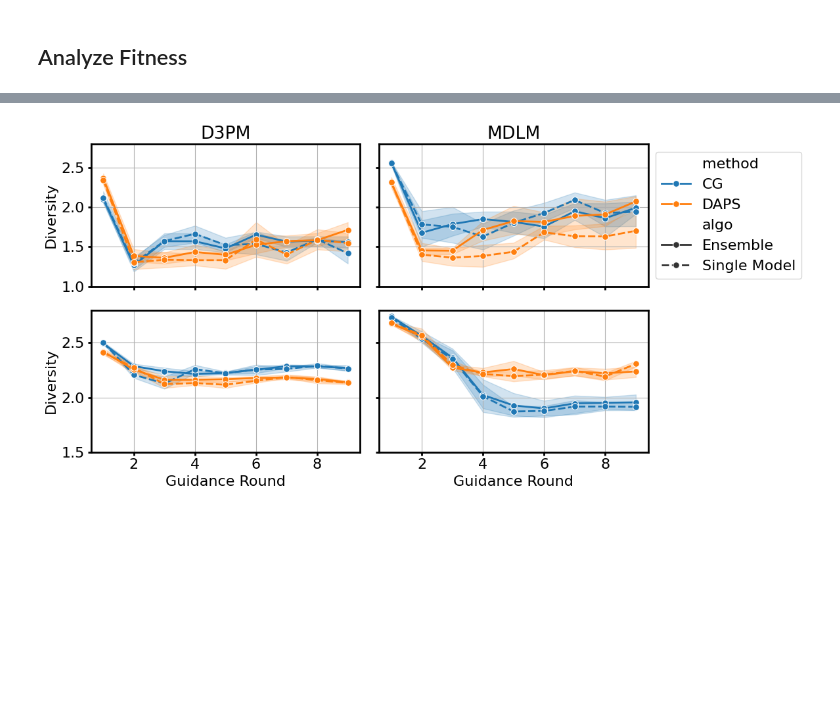
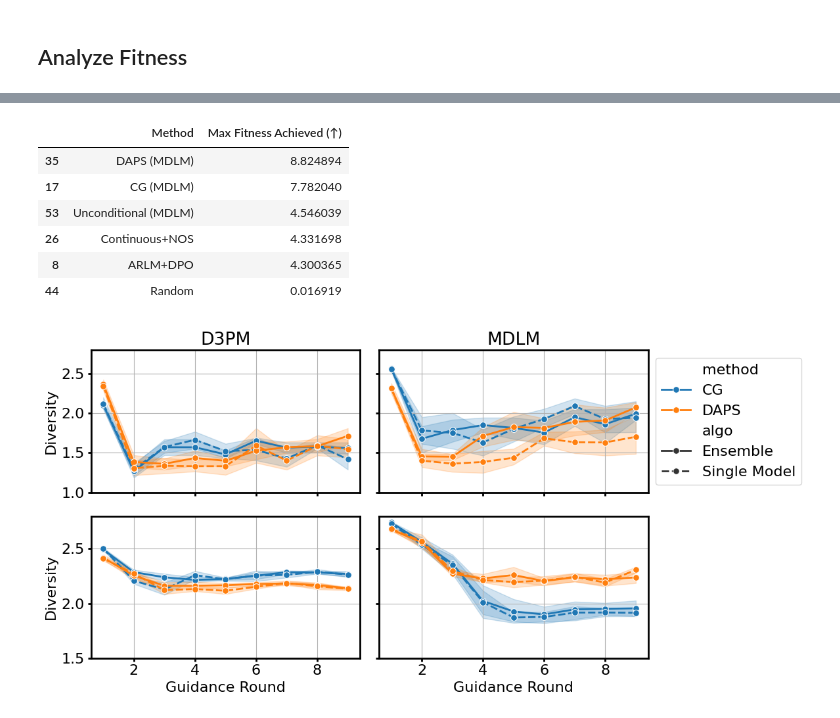
Before and after one commit to Komod0D/SGPO, a Jupyter notebook: analysis.ipynb, the cells around one changed output, grey strips where cells are left out. Saved outputs shown, nothing was run; the diff lists cells and outputs as text; code cells hidden in the pictures; blank space fills up the shorter version.

```diff
--- a/analysis.ipynb
+++ b/analysis.ipynb
@@ -1069,3 +1374,27 @@ for i, protein in enumerate(proteins):
+# %%
+#groupby mean of repeat
+grouped = max_df.groupby(["method", "round"]).mean().reset_index()
+grouped = grouped[grouped["round"] == 900]
+#reorder rows
+
+grouped.sort_values(by="max_achieved_fitness", ascending=False, inplace=True)
+
+grouped = grouped.rename(columns={"method": "Method", "max_achieved_fitness": "Max Fitness Achieved (↑)"})
+#drop columns containing nos in title
+grouped = grouped[["Method", "Max Fitness Achieved (↑)"]]
+
+
+grouped.to_markdown("figures/GB1_iterative_summary.md", index=False)
+
+grouped
+# %% [output]
+|  | Method | Max Fitness Achieved (↑) |
+| 35 | DAPS (MDLM) | 8.824894 |
+| 17 | CG (MDLM) | 7.782040 |
+| 53 | Unconditional (MDLM) | 4.546039 |
+| 26 | Continuous+NOS | 4.331698 |
+| 8 | ARLM+DPO | 4.300365 |
+| 44 | Random | 0.016919 |
 # %%
 def get_achieved_fitness(max_df, mean_df, protein):
     max_fitnesses = []
```
Also changed, not shown: parts of 5 cells of this notebook, 50 other files.
